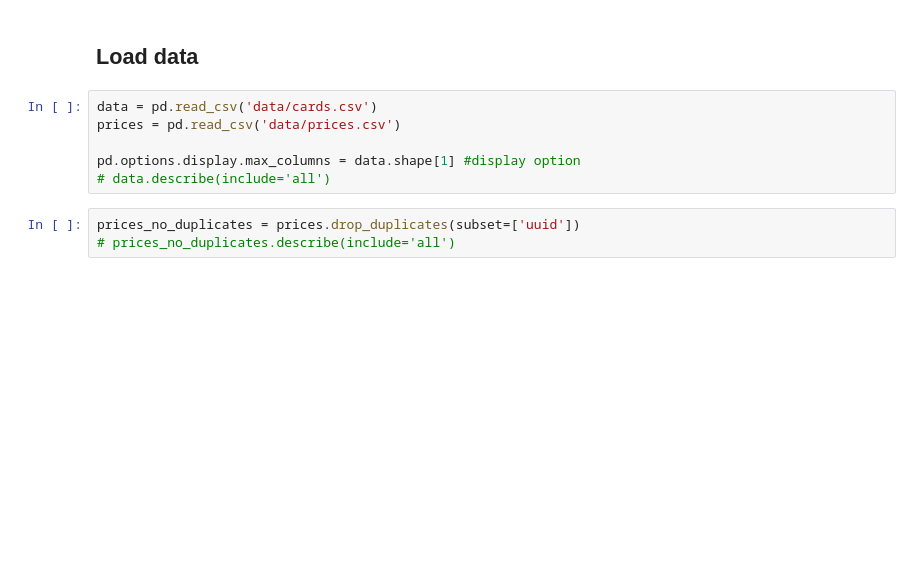
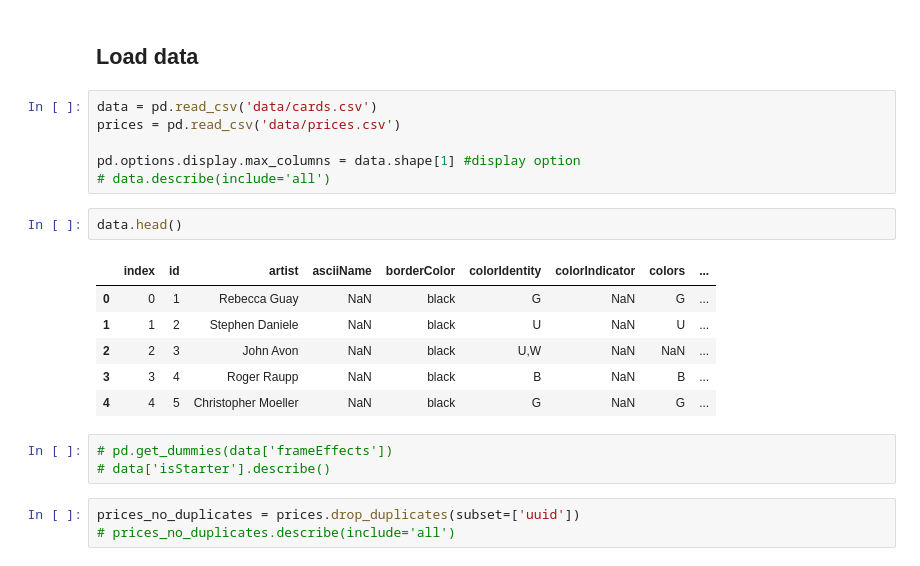
Before and after one commit to kiiiwii/mtg, a Jupyter notebook: MTG analysis.ipynb, the cells around one changed output. Cells and saved outputs as stored; diff of their text form; blank space fills up the shorter version.

```diff
--- a/MTG analysis.ipynb
+++ b/MTG analysis.ipynb
@@ -36,6 +36,18 @@ prices = pd.read_csv('data/prices.csv')
 
 pd.options.display.max_columns = data.shape[1] #display option
 # data.describe(include='all')
+# %%
+data.head()
+# %% [output]
+|  | index | id | artist | asciiName | borderColor | colorIdentity | colorIndicator | colors | ... |
+| 0 | 0 | 1 | Rebecca Guay | NaN | black | G | NaN | G | ... |
+| 1 | 1 | 2 | Stephen Daniele | NaN | black | U | NaN | U | ... |
+| 2 | 2 | 3 | John Avon | NaN | black | U,W | NaN | NaN | ... |
+| 3 | 3 | 4 | Roger Raupp | NaN | black | B | NaN | B | ... |
+| 4 | 4 | 5 | Christopher Moeller | NaN | black | G | NaN | G | ... |
+# %%
+# pd.get_dummies(data['frameEffects'])
+# data['isStarter'].describe()
 # %%
 prices_no_duplicates = prices.drop_duplicates(subset=['uuid'])
 # prices_no_duplicates.describe(include='all')
```
Also changed, not shown: parts of 19 cells of this notebook.
